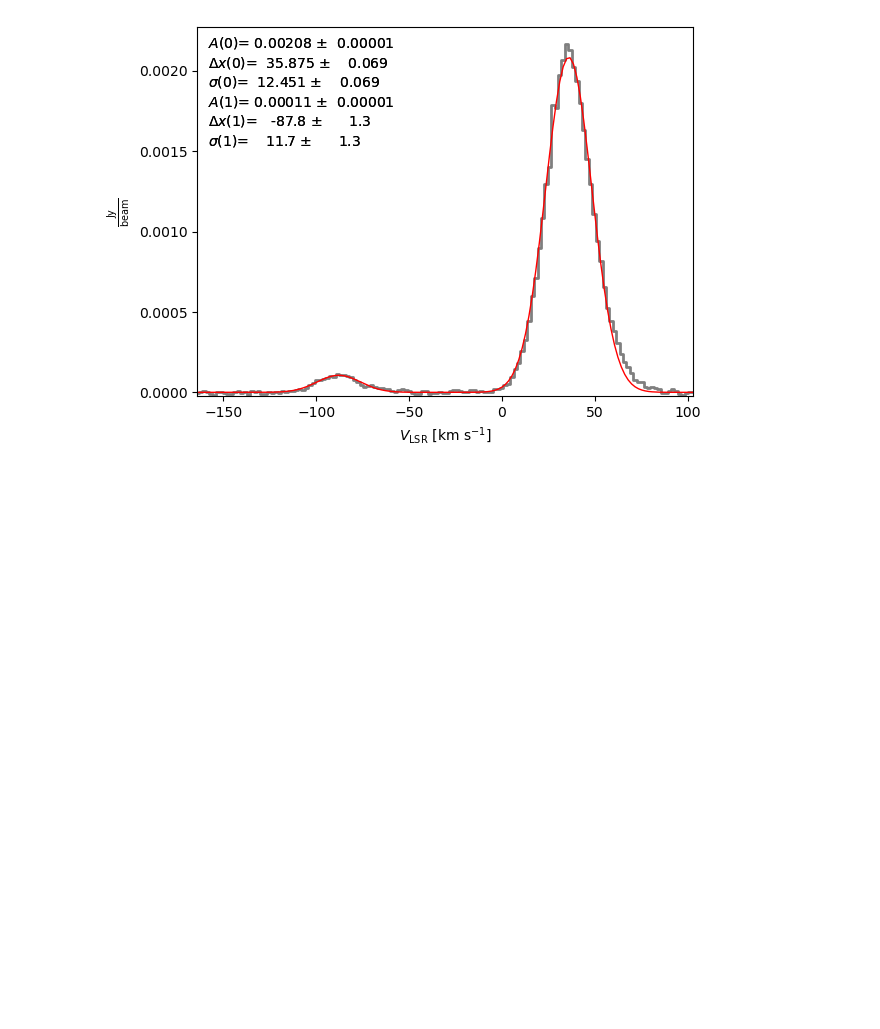
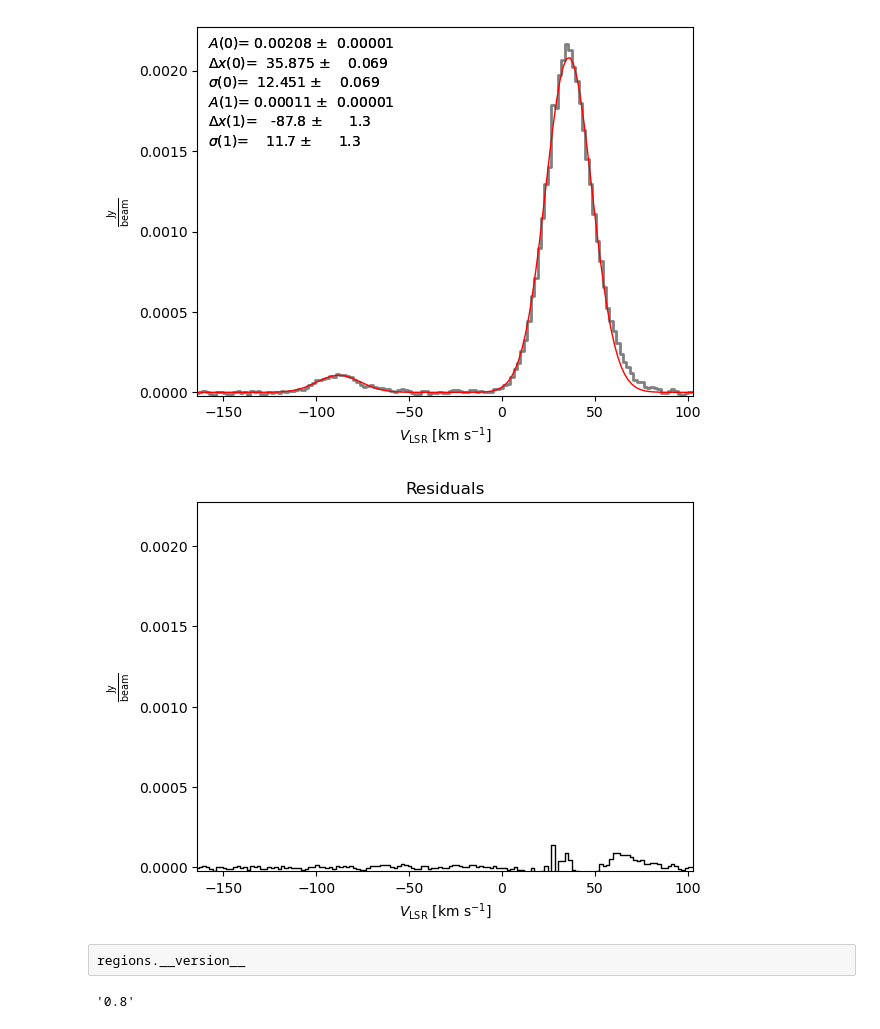
Before and after one commit to rgalvanmadrid/tutorial-Cordoba, a Jupyter notebook: LineExample-ALMA-IMF.ipynb, the cells around one changed output. Drawn from its saved outputs; the diff is of its cells as text; code cells hidden in the pictures; blank space fills up the shorter version.

```diff
--- a/LineExample-ALMA-IMF.ipynb
+++ b/LineExample-ALMA-IMF.ipynb
@@ -217,12 +218,21 @@ Reduced chi2 is:
 # %%
 #Plot data and fit
-sp_cube.plotter(clear=True, ymax=1.05*amp_guess_H, linewidth=2, alpha=0.5)
+ax = sp_cube.plotter(clear=True, ymax=1.05*amp_guess_H, linewidth=2, alpha=0.5)
 sp_cube.specfit.plot_fit(annotate=True, show_components=False, lw=1, alpha=0.5)
 sp_cube.specfit.annotate(loc='upper left')
 sp_cube.plotter.label(xlabel=r'$V_\mathrm{LSR}$ [km s$^{-1}$]')
 ylabel= 'Average intensity [Jy/beam]'
-outfig_fit = path.join(data_path,'H_He_41a_fit.png')
+#outfig_fit = path.join(data_path,'H_He_41a_fit.png')
+outfig_fit = 'H_He_41a_fit.png'
 # %% [output]
 [figure]
 # %%
-#sp_cube.specfit.plotresiduals(axis=ax, linewidth=1)
+sp_cube.specfit.plotresiduals(axis=ax, linewidth=1)
+# %% [output]
+[figure, added]
+# %% [raw]
+regions.__version__
+# %%
+regions.__version__
+# %% [output]
+'0.8'
```
Also changed, not shown: parts of 5 cells of this notebook, 2 other files.
